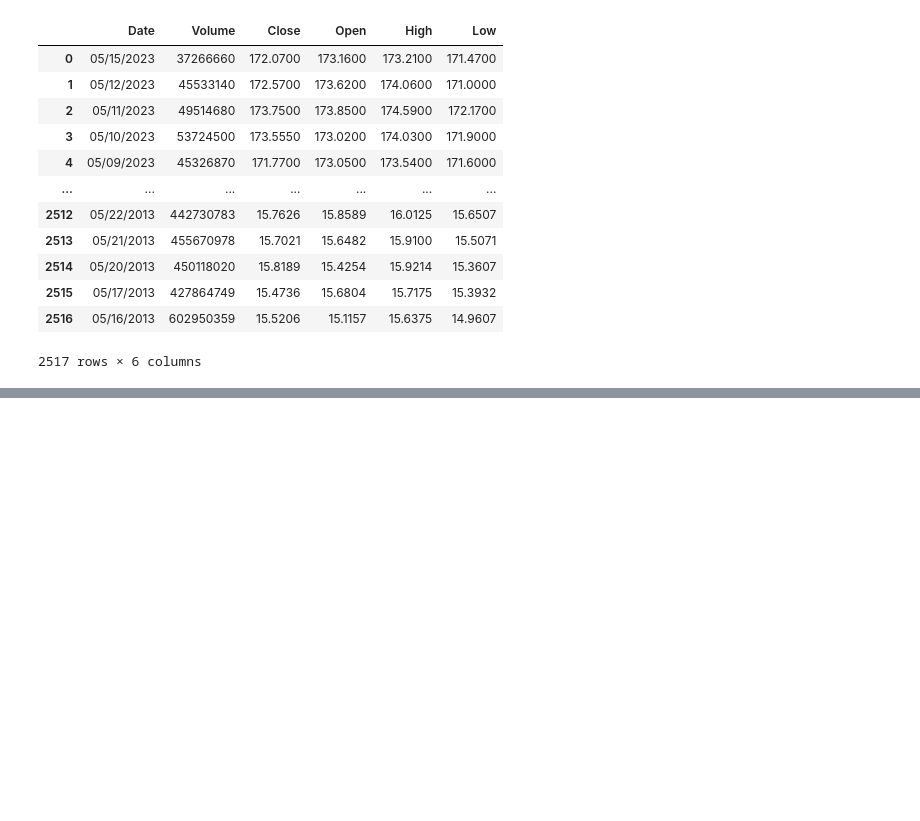
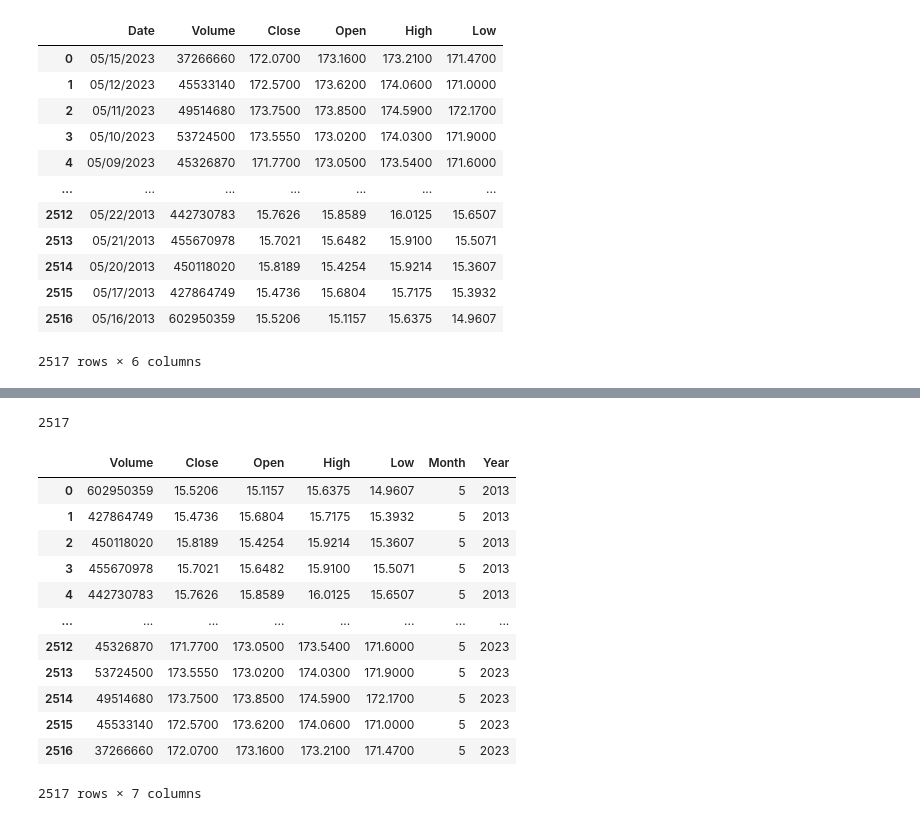
Before and after one commit to PhillipFeldman/StocksAI, a Jupyter notebook: Improve_Model1.ipynb, the cells around one changed output, grey strips where cells are left out. Saved outputs shown, nothing was run; the diff lists cells and outputs as text; code cells hidden in the pictures; blank space fills up the shorter version.

```diff
--- a/Improve_Model1.ipynb
+++ b/Improve_Model1.ipynb
@@ -56 +101,23 @@ apple2
+# %%
+len(year)
+# %% [output]
+2517
+# %%
+apple2['Month'] = month
+apple2['Year'] = year
+apple2
+# %% [output]
+|  | Volume | Close | Open | High | Low | Month | Year |
+| 0 | 602950359 | 15.5206 | 15.1157 | 15.6375 | 14.9607 | 5 | 2013 |
+| 1 | 427864749 | 15.4736 | 15.6804 | 15.7175 | 15.3932 | 5 | 2013 |
+| 2 | 450118020 | 15.8189 | 15.4254 | 15.9214 | 15.3607 | 5 | 2013 |
+| 3 | 455670978 | 15.7021 | 15.6482 | 15.9100 | 15.5071 | 5 | 2013 |
+| 4 | 442730783 | 15.7626 | 15.8589 | 16.0125 | 15.6507 | 5 | 2013 |
+| ... | ... | ... | ... | ... | ... | ... | ... |
+| 2512 | 45326870 | 171.7700 | 173.0500 | 173.5400 | 171.6000 | 5 | 2023 |
+| 2513 | 53724500 | 173.5550 | 173.0200 | 174.0300 | 171.9000 | 5 | 2023 |
+| 2514 | 49514680 | 173.7500 | 173.8500 | 174.5900 | 172.1700 | 5 | 2023 |
+| 2515 | 45533140 | 172.5700 | 173.6200 | 174.0600 | 171.0000 | 5 | 2023 |
+| 2516 | 37266660 | 172.0700 | 173.1600 | 173.2100 | 171.4700 | 5 | 2023 |
+2517 rows × 7 columns
 # %%
```
Also changed, not shown: parts of 14 cells of this notebook.
